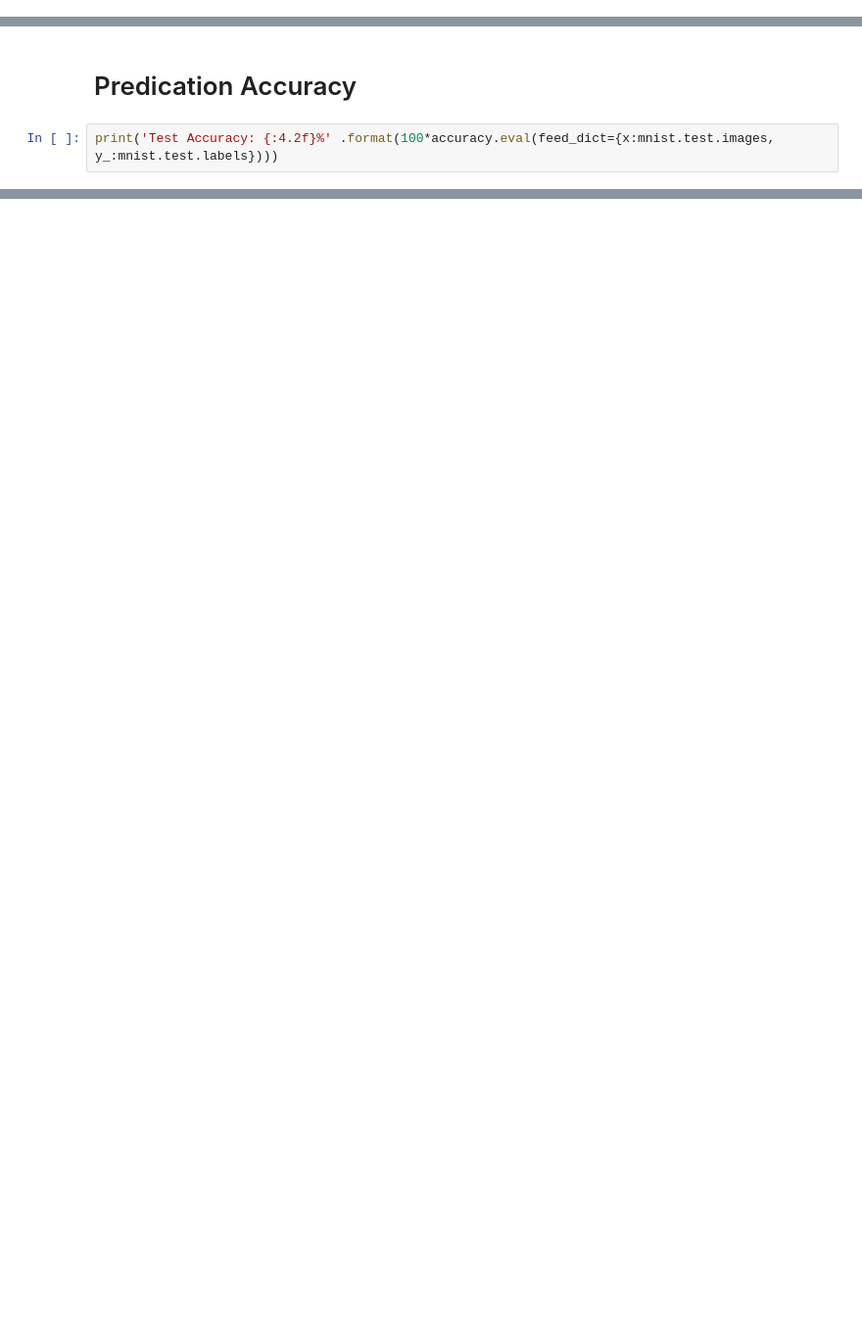
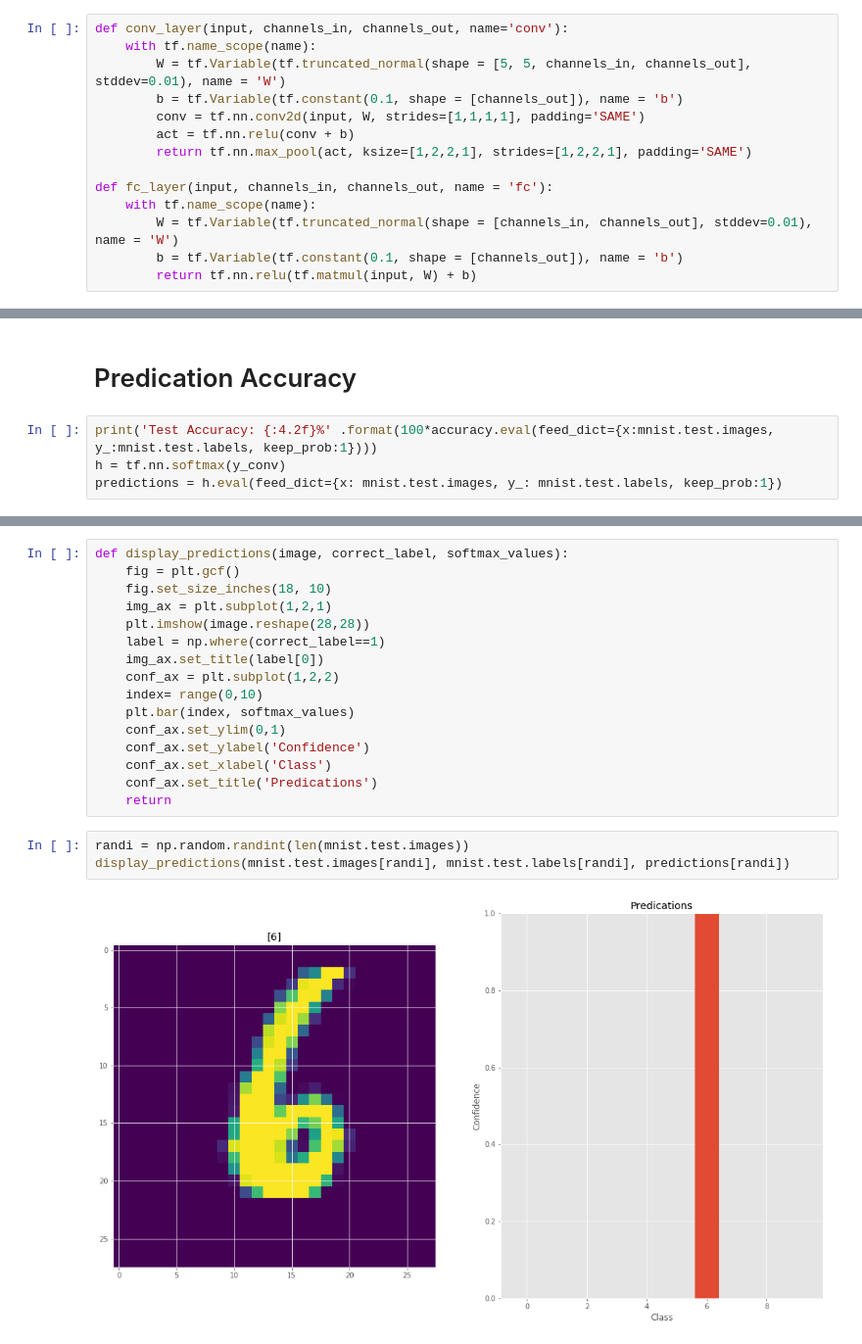
Before and after one commit to ppyht2/tf-exercise, a Jupyter notebook: ex4. MNIST Deep/Deep_MNIST.ipynb, the cells around one changed output, grey strips where cells are left out. Shown: that part at 98% size. Cells and saved outputs as stored; diff of their text form; blank space fills up the shorter version.

```diff
--- a/ex4. MNIST Deep/Deep_MNIST.ipynb
+++ b/ex4. MNIST Deep/Deep_MNIST.ipynb
@@ -43 +56,15 @@ def max_pooling_2x2(x):
+# %%
+def conv_layer(input, channels_in, channels_out, name='conv'):
+    with tf.name_scope(name):
+        W = tf.Variable(tf.truncated_normal(shape = [5, 5, channels_in, channels_out], stddev=0.01), name = 'W')
+        b = tf.Variable(tf.constant(0.1, shape = [channels_out]), name = 'b')
+        conv = tf.nn.conv2d(input, W, strides=[1,1,1,1], padding='SAME')
+        act = tf.nn.relu(conv + b)
+        return tf.nn.max_pool(act, ksize=[1,2,2,1], strides=[1,2,2,1], padding='SAME')
+
+def fc_layer(input, channels_in, channels_out, name = 'fc'):
+    with tf.name_scope(name):
+        W = tf.Variable(tf.truncated_normal(shape = [channels_in, channels_out], stddev=0.01), name = 'W')
+        b = tf.Variable(tf.constant(0.1, shape = [channels_out]), name = 'b')
+        return tf.nn.relu(tf.matmul(input, W) + b)
 # %% [markdown]
@@ -144,4 +229,6 @@ for step in range(n_steps+1):
 # %% [markdown]
 # Predication Accuracy
 # %%
-print('Test Accuracy: {:4.2f}%' .format(100*accuracy.eval(feed_dict={x:mnist.test.images, y_:mnist.test.labels})))
+print('Test Accuracy: {:4.2f}%' .format(100*accuracy.eval(feed_dict={x:mnist.test.images, y_:mnist.test.labels, keep_prob:1})))
+h = tf.nn.softmax(y_conv)
+predictions = h.eval(feed_dict={x: mnist.test.images, y_: mnist.test.labels, keep_prob:1})
@@ -147,0 +239,21 @@ print('Test Accuracy: {:4.2f}%' .format(100*accuracy.eval(feed_dict={x:mnist.tes
+# %%
+def display_predictions(image, correct_label, softmax_values):
+    fig = plt.gcf()
+    fig.set_size_inches(18, 10)
+    img_ax = plt.subplot(1,2,1)
+    plt.imshow(image.reshape(28,28))
+    label = np.where(correct_label==1)
+    img_ax.set_title(label[0])
+    conf_ax = plt.subplot(1,2,2)
+    index= range(0,10)
+    plt.bar(index, softmax_values)
+    conf_ax.set_ylim(0,1)
+    conf_ax.set_ylabel('Confidence')
+    conf_ax.set_xlabel('Class')
+    conf_ax.set_title('Predications')
+    return
+# %%
+randi = np.random.randint(len(mnist.test.images))
+display_predictions(mnist.test.images[randi], mnist.test.labels[randi], predictions[randi])
+# %% [output]
+[figure, added]
```
Also changed, not shown: parts of 15 cells of this notebook, 6 other files.
